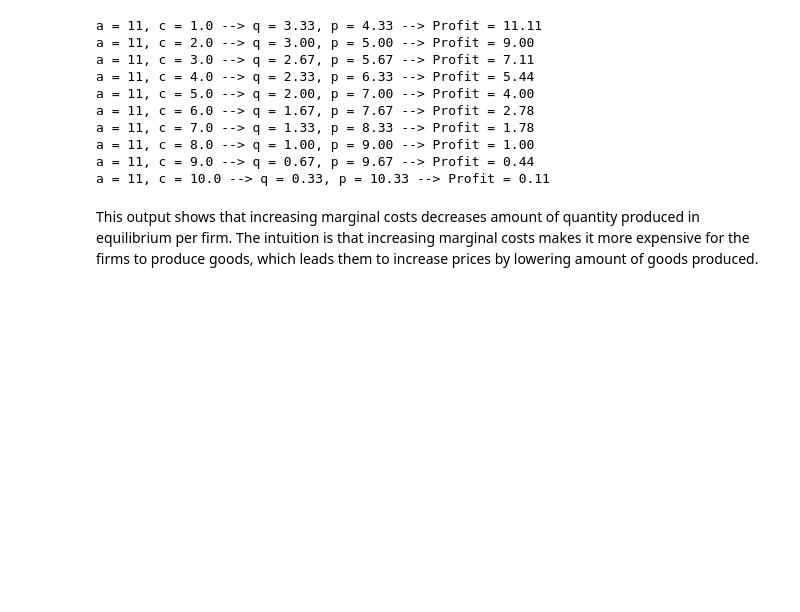
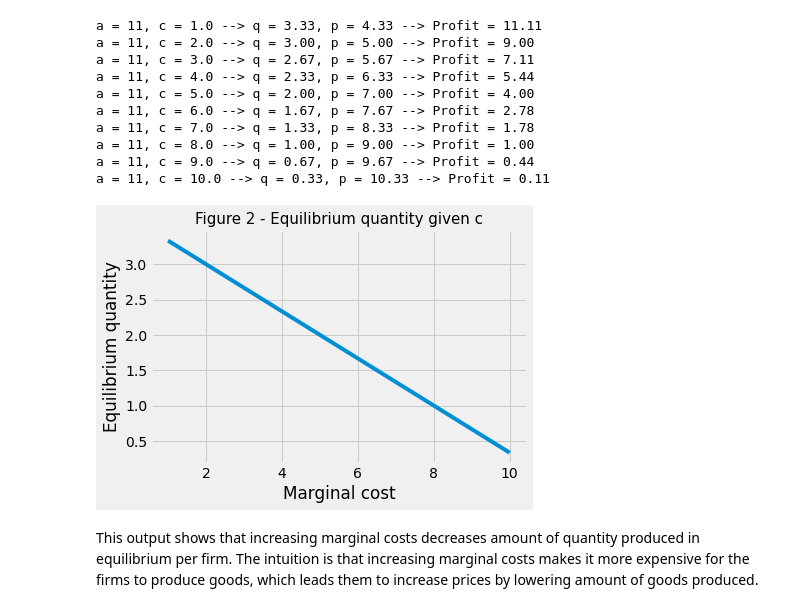
Before and after one commit to AskerNC/projects-2021-sev, a Jupyter notebook: modelproject/ModelProject-sev.ipynb, the cells around one changed output. Drawn from its saved outputs; the diff is of its cells as text; code cells hidden in the pictures; blank space fills up the shorter version.

```diff
--- a/modelproject/ModelProject-sev.ipynb
+++ b/modelproject/ModelProject-sev.ipynb
@@ -212,6 +221,17 @@ a = 11, c = 7.0 --> q = 1.33, p = 8.33 --> Profit = 1.78
 a = 11, c = 8.0 --> q = 1.00, p = 9.00 --> Profit = 1.00
 a = 11, c = 9.0 --> q = 0.67, p = 9.67 --> Profit = 0.44
 a = 11, c = 10.0 --> q = 0.33, p = 10.33 --> Profit = 0.11
+# %%
+#q = [(param[0]-c)/3 for c in c_vec]
+q_vec = (param[0]-c_vec)/3
+plt.plot(c_vec,q_vec)
+
+plt.title('Figure 2 - Equilibrium quantity given c', fontsize=15)
+plt.xlabel('Marginal cost')
+plt.ylabel('Equilibrium quantity')
+ax_fig1.grid(True)
+# %% [output]
+[figure, added]
 # %% [markdown]
 This output shows that increasing marginal costs decreases amount of quantity produced in equilibrium per firm. The intuition is that increasing marginal costs makes it more expensive for the firms to produce goods, which leads them to increase prices by lowering amount of goods produced.
 # %% [markdown]
```
Also changed, not shown: parts of 10 cells of this notebook.
